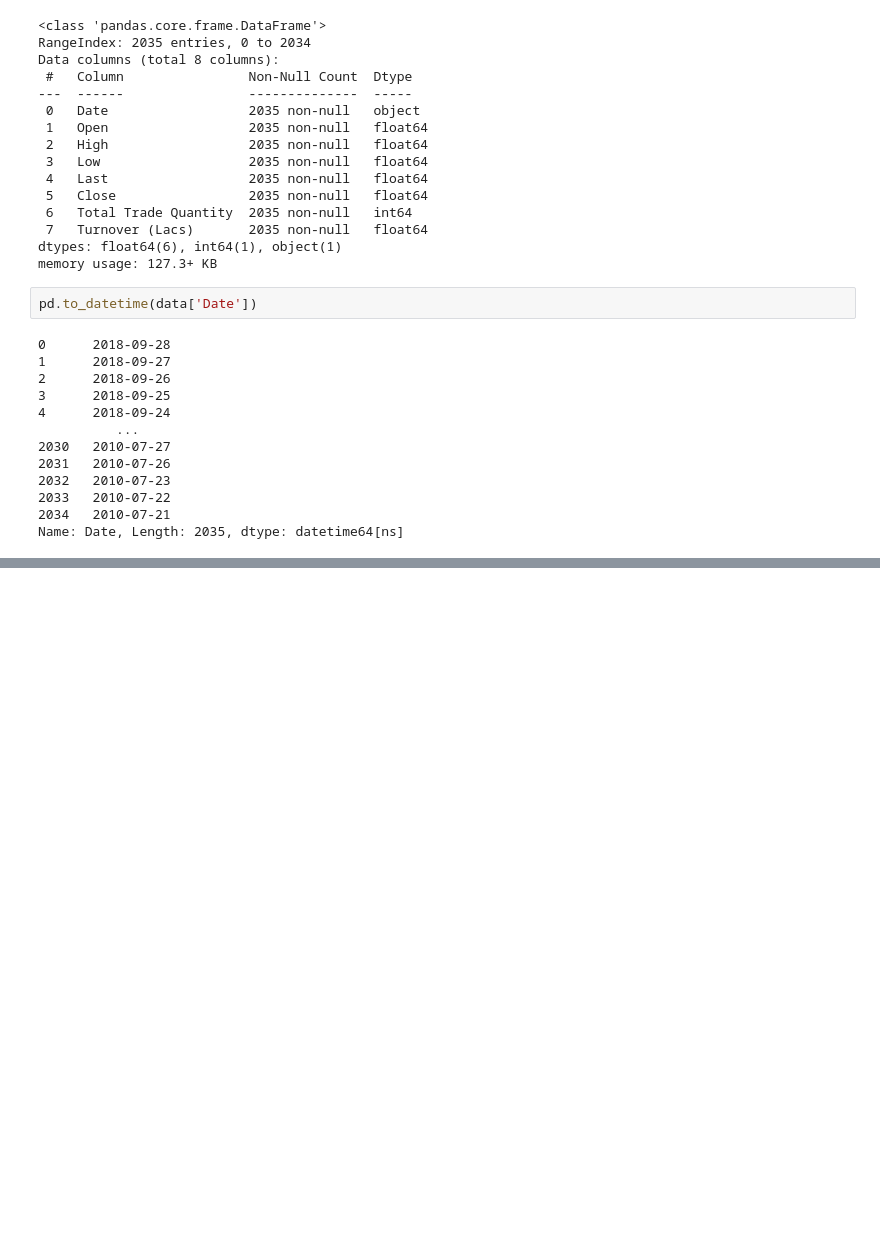
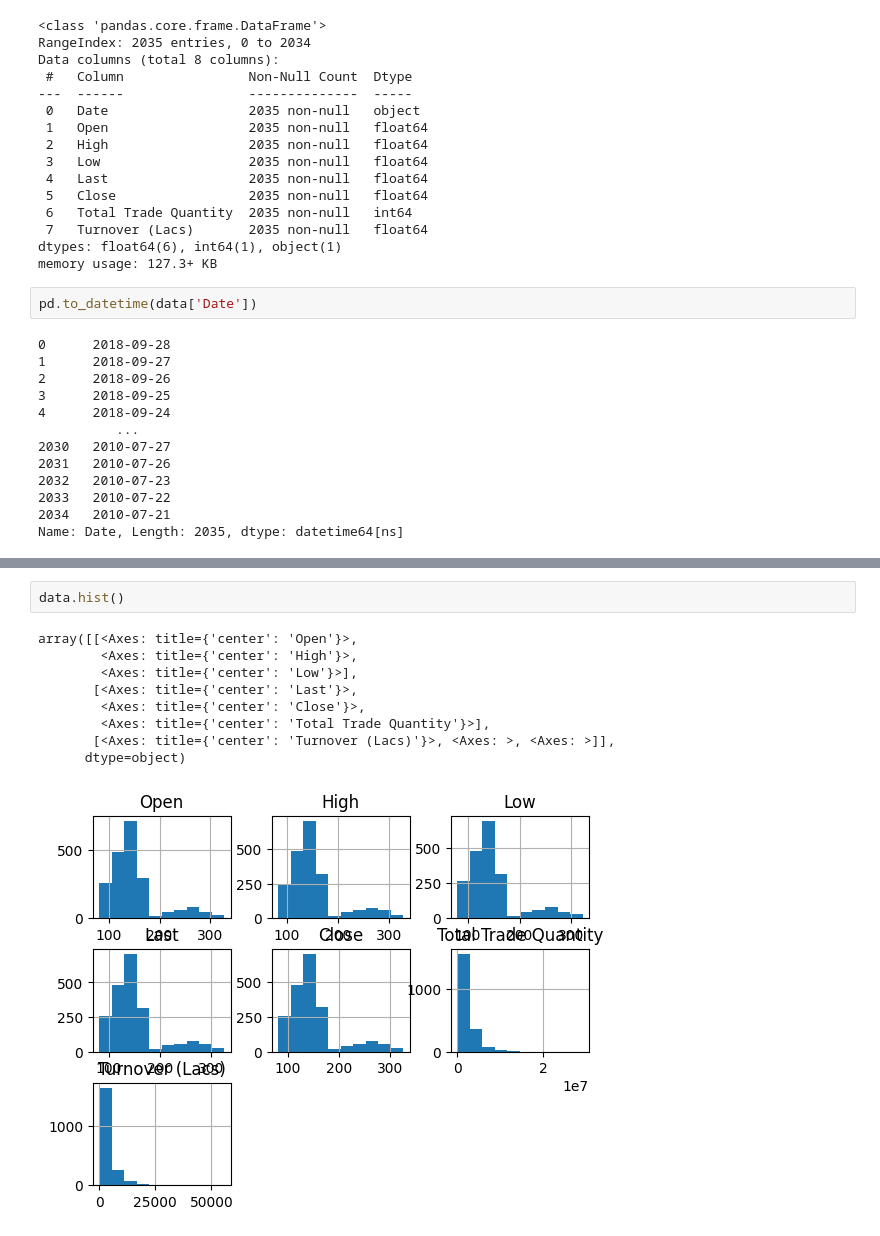
Before and after one commit to de-pesh/StockPrediction, a Jupyter notebook: StockPred.ipynb, the cells around one changed output, grey strips where cells are left out. Cells and saved outputs as stored; diff of their text form; blank space fills up the shorter version.

```diff
--- a/StockPred.ipynb
+++ b/StockPred.ipynb
@@ -68,0 +72,12 @@ KeyError: 'Species'
+# %%
+data.hist()
+# %% [output]
+array([[<Axes: title={'center': 'Open'}>,
+        <Axes: title={'center': 'High'}>,
+        <Axes: title={'center': 'Low'}>],
+       [<Axes: title={'center': 'Last'}>,
+        <Axes: title={'center': 'Close'}>,
+        <Axes: title={'center': 'Total Trade Quantity'}>],
+       [<Axes: title={'center': 'Turnover (Lacs)'}>, <Axes: >, <Axes: >]],
+      dtype=object)
+[figure, added]
```
Also changed, not shown: parts of 23 cells of this notebook, 1 other file.
